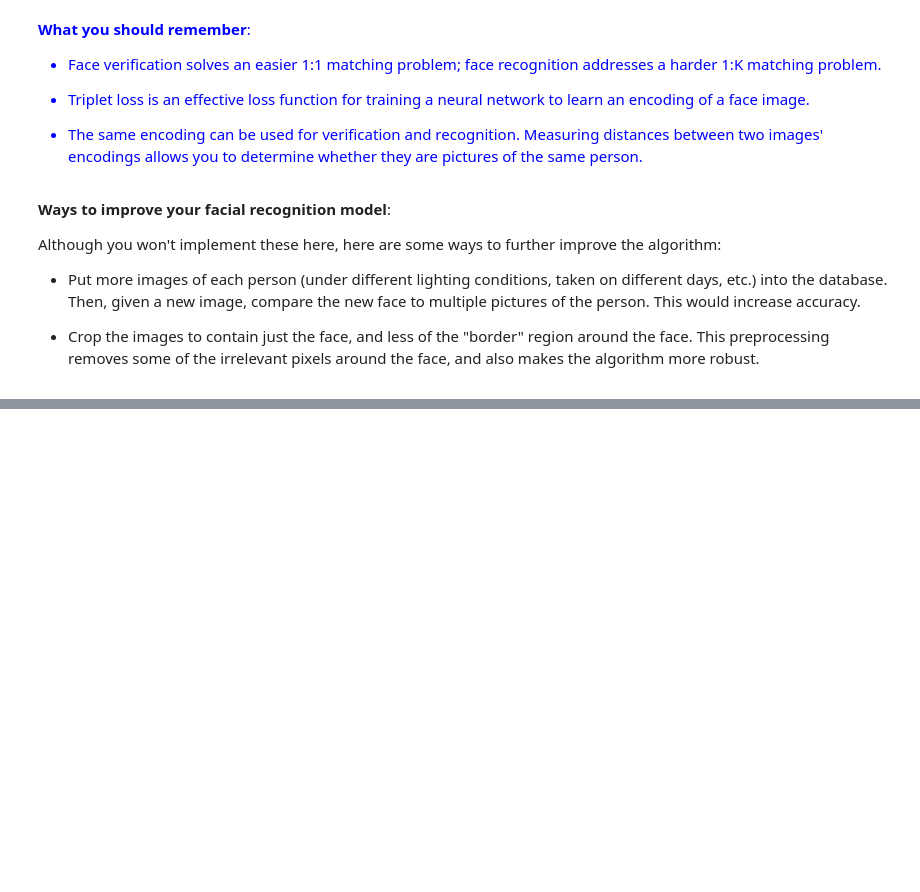
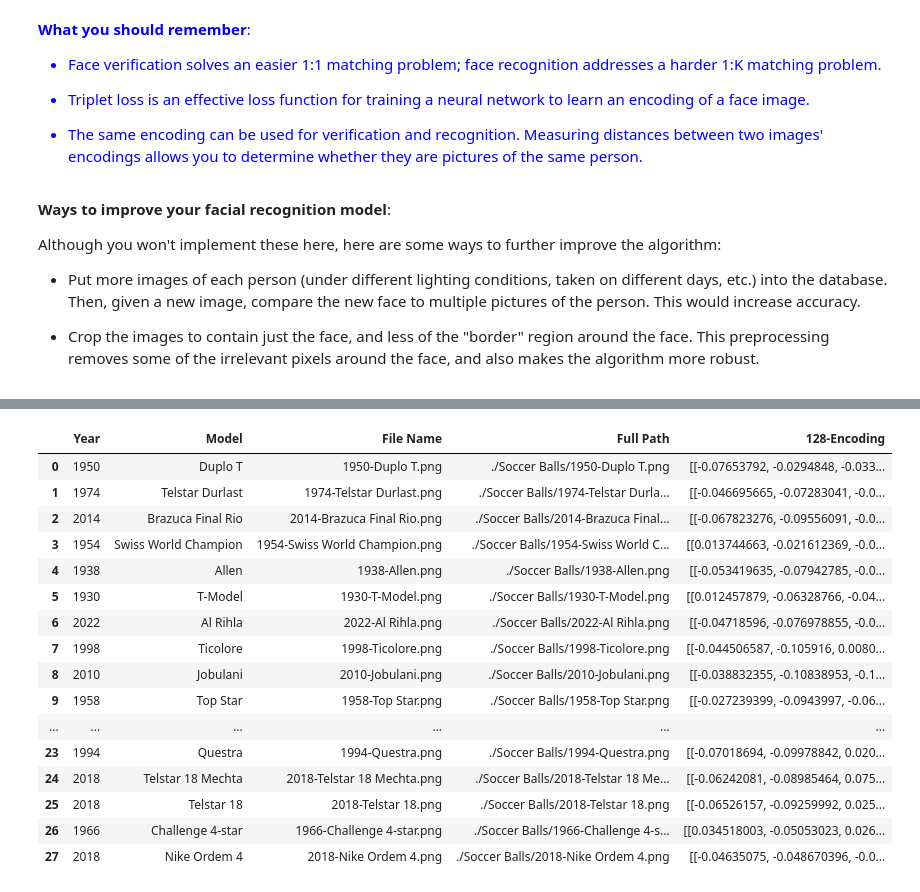
Before and after one commit to fernandoGitHub/ML_Projects, a Jupyter notebook: Face_Recognition_and_Verification/Face_Verification_and_Recognition.ipynb, the cells around one changed output, grey strips where cells are left out. Drawn from its saved outputs; the diff is of its cells as text; code cells hidden in the pictures; blank space fills up the shorter version.

```diff
--- a/Face_Recognition_and_Verification/Face_Verification_and_Recognition.ipynb
+++ b/Face_Recognition_and_Verification/Face_Verification_and_Recognition.ipynb
@@ -510,0 +524,35 @@ Although you won't implement these here, here are some ways to further improve t
+# %%
+_BALLS_DIR = './Soccer Balls'
+
+files = os.listdir(_BALLS_DIR)
+
+data = list()
+for file in files:
+  full_path = os.path.join(_BALLS_DIR, file)
+  year = file[0:4]
+  model = file[5:-4]
+  encoding = img_to_encoding(full_path, FRmodel)
+  data.append((year, model, file, full_path, encoding))
+
+
+balls_df = pd.DataFrame(data=data, columns=['Year', 'Model', 'File Name', 'Full Path', '128-Encoding'])
+# %%
+balls_df
+# %% [output]
+|  | Year | Model | File Name | Full Path | 128-Encoding |
+| 0 | 1950 | Duplo T | 1950-Duplo T.png | ./Soccer Balls/1950-Duplo T.png | [[-0.07653792, -0.0294848, -0.033... |
+| 1 | 1974 | Telstar Durlast | 1974-Telstar Durlast.png | ./Soccer Balls/1974-Telstar Durla... | [[-0.046695665, -0.07283041, -0.0... |
+| 2 | 2014 | Brazuca Final Rio | 2014-Brazuca Final Rio.png | ./Soccer Balls/2014-Brazuca Final... | [[-0.067823276, -0.09556091, -0.0... |
+| 3 | 1954 | Swiss World Champion | 1954-Swiss World Champion.png | ./Soccer Balls/1954-Swiss World C... | [[0.013744663, -0.021612369, -0.0... |
+| 4 | 1938 | Allen | 1938-Allen.png | ./Soccer Balls/1938-Allen.png | [[-0.053419635, -0.07942785, -0.0... |
+| 5 | 1930 | T-Model | 1930-T-Model.png | ./Soccer Balls/1930-T-Model.png | [[0.012457879, -0.06328766, -0.04... |
+| 6 | 2022 | Al Rihla | 2022-Al Rihla.png | ./Soccer Balls/2022-Al Rihla.png | [[-0.04718596, -0.076978855, -0.0... |
+| 7 | 1998 | Ticolore | 1998-Ticolore.png | ./Soccer Balls/1998-Ticolore.png | [[-0.044506587, -0.105916, 0.0080... |
+| 8 | 2010 | Jobulani | 2010-Jobulani.png | ./Soccer Balls/2010-Jobulani.png | [[-0.038832355, -0.10838953, -0.1... |
+| 9 | 1958 | Top Star | 1958-Top Star.png | ./Soccer Balls/1958-Top Star.png | [[-0.027239399, -0.0943997, -0.06... |
+| ... | ... | ... | ... | ... | ... |
+| 23 | 1994 | Questra | 1994-Questra.png | ./Soccer Balls/1994-Questra.png | [[-0.07018694, -0.09978842, 0.020... |
+| 24 | 2018 | Telstar 18 Mechta | 2018-Telstar 18 Mechta.png | ./Soccer Balls/2018-Telstar 18 Me... | [[-0.06242081, -0.08985464, 0.075... |
+| 25 | 2018 | Telstar 18 | 2018-Telstar 18.png | ./Soccer Balls/2018-Telstar 18.png | [[-0.06526157, -0.09259992, 0.025... |
+| 26 | 1966 | Challenge 4-star | 1966-Challenge 4-star.png | ./Soccer Balls/1966-Challenge 4-s... | [[0.034518003, -0.05053023, 0.026... |
+| 27 | 2018 | Nike Ordem 4 | 2018-Nike Ordem 4.png | ./Soccer Balls/2018-Nike Ordem 4.png | [[-0.04635075, -0.048670396, -0.0... |
```
Also changed, not shown: parts of 8 cells of this notebook.
